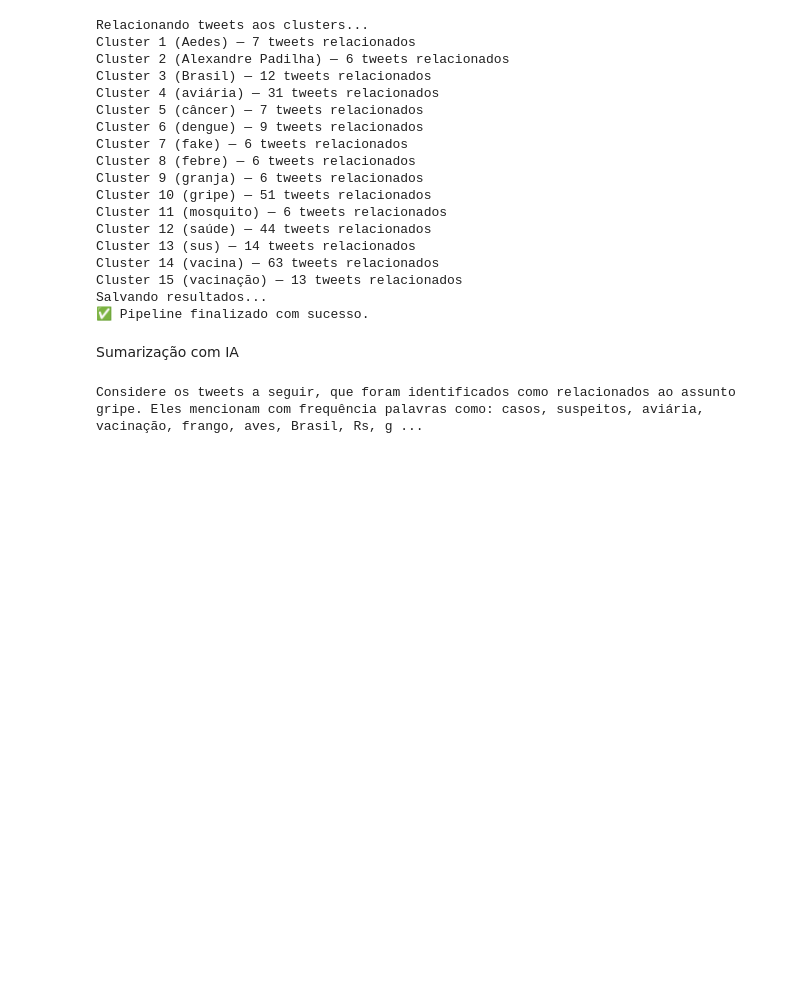
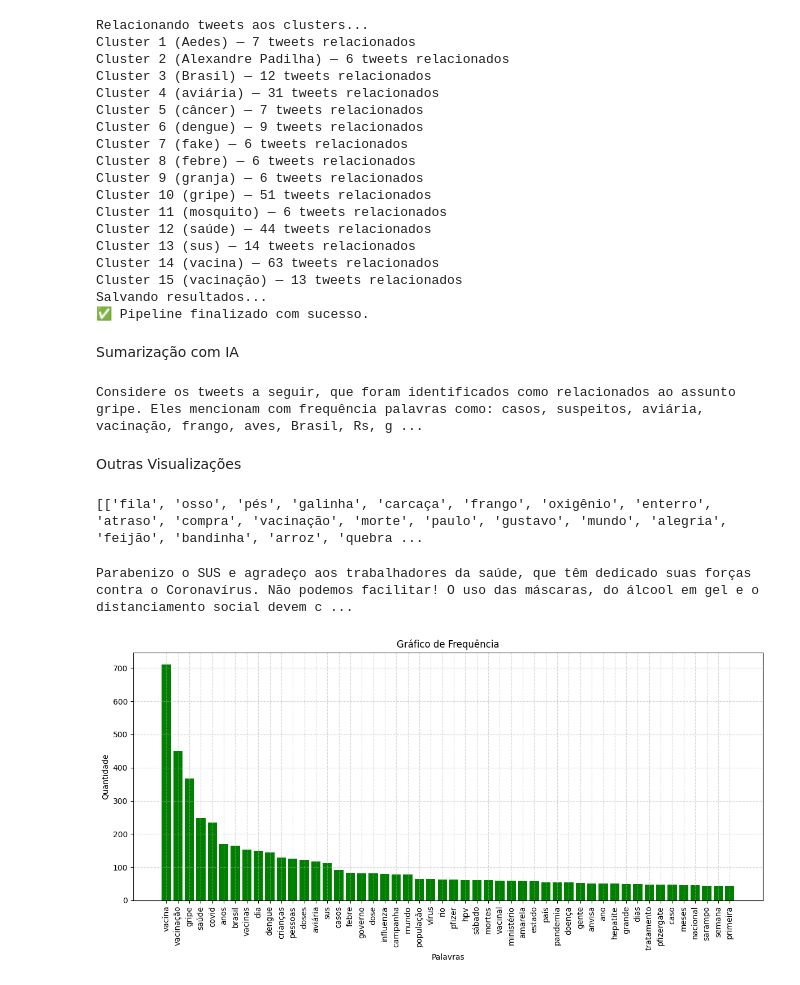
Before and after one commit to luiza-bolonha/Pre-Processing-ToR, a Jupyter notebook: main_social_media.ipynb, the cells around one changed output. Drawn from its saved outputs; the diff is of its cells as text; code cells hidden in the pictures; blank space fills up the shorter version.

```diff
--- a/main_social_media.ipynb
+++ b/main_social_media.ipynb
@@ -160,3 +160,5 @@ prompt = ator.prompt_IA(all_clusters[cluster-1])
 print(prompt)
 # %% [output]
 Considere os tweets a seguir, que foram identificados como relacionados ao assunto gripe. Eles mencionam com frequência palavras como: casos, suspeitos, aviária, vacinação, frango, aves, Brasil, Rs, g ...
+# %% [markdown]
+Outras Visualizações
@@ -162,0 +173,40 @@ Considere os tweets a seguir, que foram identificados como relacionados ao assun
+# %%
+print(pre_processing_result_simples)
+# %% [output]
+[['fila', 'osso', 'pés', 'galinha', 'carcaça', 'frango', 'oxigênio', 'enterro', 'atraso', 'compra', 'vacinação', 'morte', 'paulo', 'gustavo', 'mundo', 'alegria', 'feijão', 'bandinha', 'arroz', 'quebra ...
+# %%
+#Nuvem de palavras
+
+import csv
+import os
+import importlib
+import utils.other_visualizations as ovi
+
+importlib.reload(ovi)
+
+pasta_raking = "ranking_palavras"
+os.makedirs(pasta_raking, exist_ok=True)
+
+ranking = ovi.ranking_words(pre_processing_result_simples, remove_duplicidades=True)
+file_ranking = os.path.join(pasta_raking, f"{file_name}_ranking_palavras.csv")
+with open(file_ranking, mode="w", newline="", encoding="utf-8") as arquivo_csv:
+    writer = csv.writer(arquivo_csv)
+    writer.writerows(ranking)
+# %%
+#Word Tree - Todos os textos como uma string
+
+print(" ".join(txt_database))
+# %% [output]
+Parabenizo o SUS e agradeço aos trabalhadores da saúde, que têm dedicado suas forças contra o Coronavírus. Não podemos facilitar! O uso das máscaras, do álcool em gel e o distanciamento social devem c ...
+# %%
+# Gráfico de frequência
+
+import pandas as pd
+import utils.other_visualizations as ovi
+
+importlib.reload(ovi)
+
+df = pd.read_csv(file_ranking, names=['palavra', 'quantidade'])
+ovi.scartter_plot_from_ranking(df)
+# %% [output]
+[figure, added]
```
Also changed, not shown: parts of 5 cells of this notebook, 1 other file.
